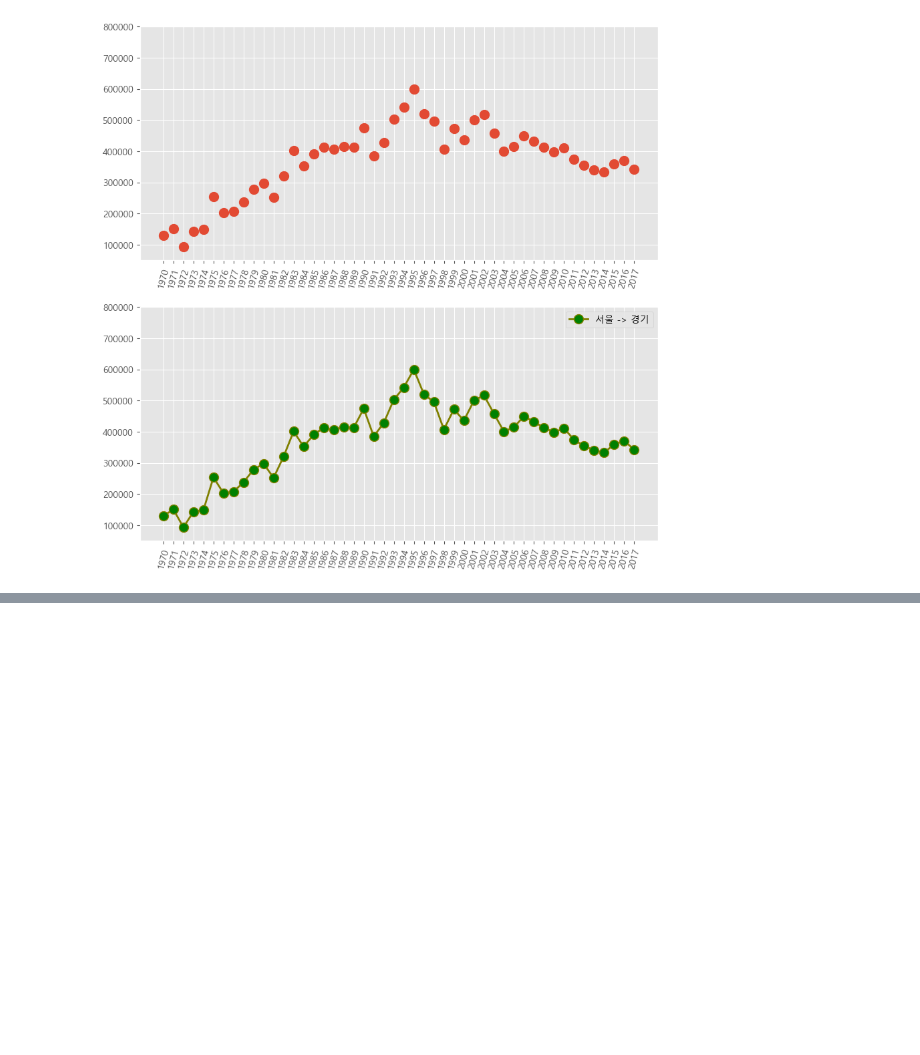
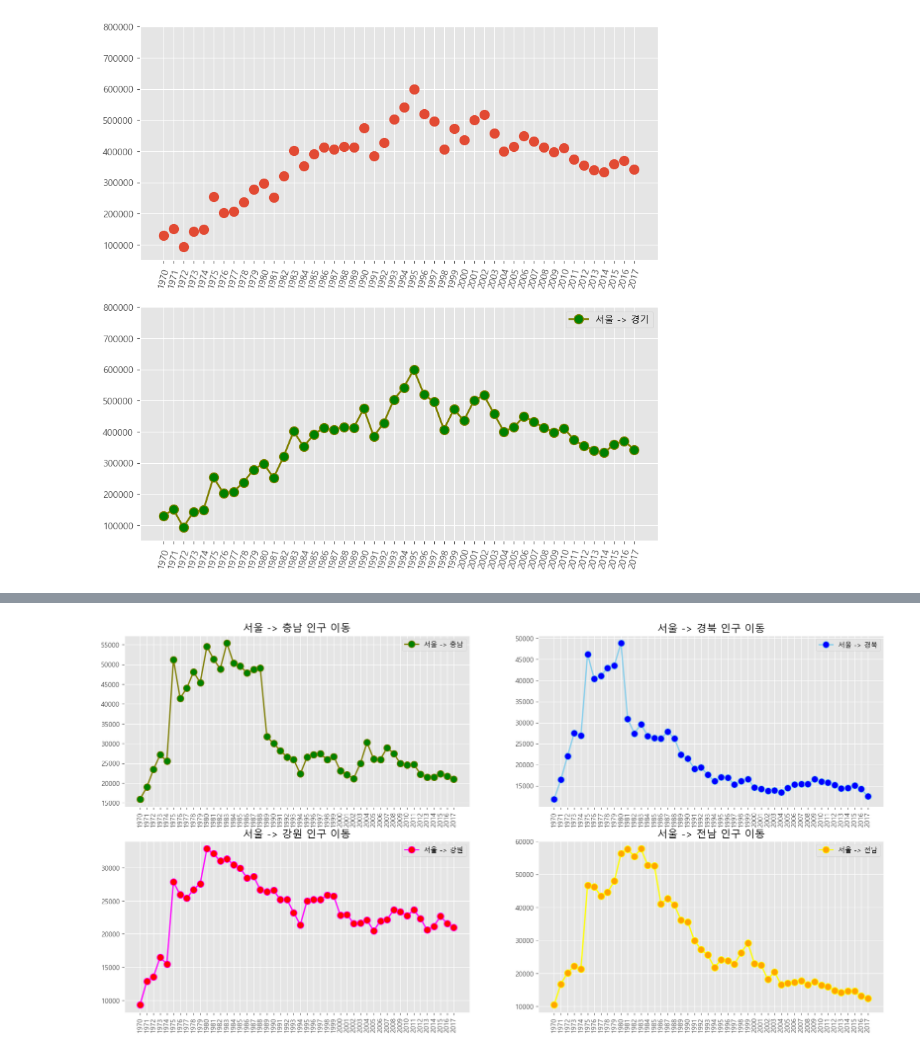
Before and after one commit to yumzzoa/numpy-pandas-study, a Jupyter notebook: 판다스 데이터 분석/4.1.1 Matplotlib - 기본 그래프 도구.ipynb, the cells around one changed output, grey strips where cells are left out. Saved outputs shown, nothing was run; the diff lists cells and outputs as text; code cells hidden in the pictures; blank space fills up the shorter version.

```diff
--- a/판다스 데이터 분석/4.1.1 Matplotlib - 기본 그래프 도구.ipynb
+++ b/판다스 데이터 분석/4.1.1 Matplotlib - 기본 그래프 도구.ipynb
@@ -244,0 +302,69 @@ TypeError: 'module' object is not callable
+# %%
+# 라이브러리 불러오기
+import pandas as pd
+import matplotlib.pyplot as plt
+
+# matplotlib 한글 폰트 오류 문제 해결
+from matplotlib import font_manager, rc
+font_path = "./malgun.ttf"   #폰트파일의 위치
+font_name = font_manager.FontProperties(fname=font_path).get_name()
+rc('font', family=font_name)
+
+# Excel 데이터를 데이터프레임 변환
+df = pd.read_excel('시도별 전출입 인구수.xlsx', engine= 'openpyxl', header=0)
+
+# 전출지별에서 누락값(NaN)을 앞 데이터로 채움 (엑셀 양식 병합 부분)
+df = df.fillna(method='ffill')
+
+# 서울에서 다른 지역으로 이동한 데이터만 추출하여 정리
+mask = (df['전출지별'] == '서울특별시') & (df['전입지별'] != '서울특별시')
+df_seoul = df[mask]
+df_seoul = df_seoul.drop(['전출지별'], axis=1)
+df_seoul.rename({'전입지별':'전입지'}, axis=1, inplace=True)
+df_seoul.set_index('전입지', inplace=True)
+
+# 서울에서 '충청남도','경상북도', '강원도', '전라남도'로 이동한 인구 데이터 값만 선택
+col_years = list(map(str, range(1970, 2018)))
+df_4 = df_seoul.loc[['충청남도','경상북도', '강원도', '전라남도'], col_years]
+
+# 스타일 서식 지정
+plt.style.use('ggplot')
+
+# 그래프 객체 생성 (figure에 1개의 서브 플롯을 생성)
+fig = plt.figure(figsize=(20, 10))
+ax1 = fig.add_subplot(2, 2, 1)
+ax2 = fig.add_subplot(2, 2, 2)
+ax3 = fig.add_subplot(2, 2, 3)
+ax4 = fig.add_subplot(2, 2, 4)
+
+# axe 객체에 plot 함수로 그래프 출력
+ax1.plot(col_years, df_4.loc['충청남도',:], marker='o', markerfacecolor='green',
+        markersize=10, color='olive', linewidth=2, label='서울 -> 충남')
+ax2.plot(col_years, df_4.loc['경상북도',:], marker='o', markerfacecolor='blue',
+        markersize=10, color='skyblue', linewidth=2, label='서울 -> 경북')
+ax3.plot(col_years, df_4.loc['강원도',:], marker='o', markerfacecolor='red',
+        markersize=10, color='magenta', linewidth=2, label='서울 -> 강원')
+ax4.plot(col_years, df_4.loc['전라남도',:], marker='o', markerfacecolor='orange',
+        markersize=10, color='yellow', linewidth=2, label='서울 -> 전남')
+
+# 범례 표시
+ax1.legend(loc='best')
+ax2.legend(loc='best')
+ax3.legend(loc='best')
+ax4.legend(loc='best')
+
+# 차트 제목 추가
+ax1.set_title('서울 -> 충남 인구 이동', size=15)
+ax2.set_title('서울 -> 경북 인구 이동', size=15)
+ax3.set_title('서울 -> 강원 인구 이동', size=15)
+ax4.set_title('서울 -> 전남 인구 이동', size=15)
+
+# 축 눈금 라벨 지정 및 90도 회전
+ax1.set_xticklabels(col_years, rotation=90)
+ax2.set_xticklabels(col_years, rotation=90)
+ax3.set_xticklabels(col_years, rotation=90)
+ax4.set_xticklabels(col_years, rotation=90)
+
+plt.show()  # 변경사항 저장하고 그래프 출력
+# %% [output]
+[figure, added]
```
Also changed, not shown: parts of 7 cells of this notebook.
